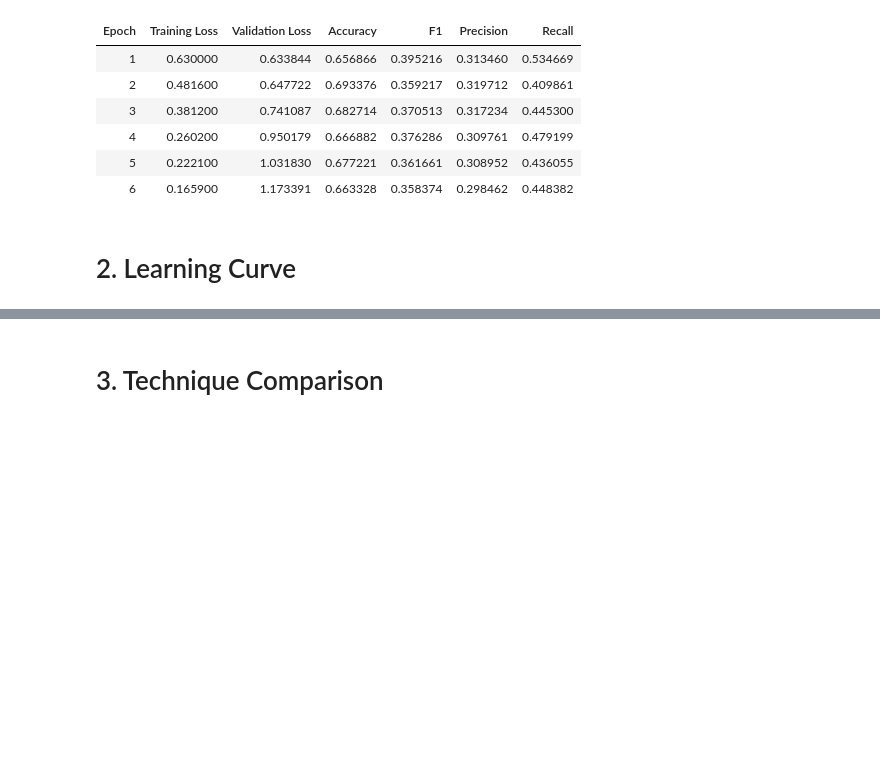
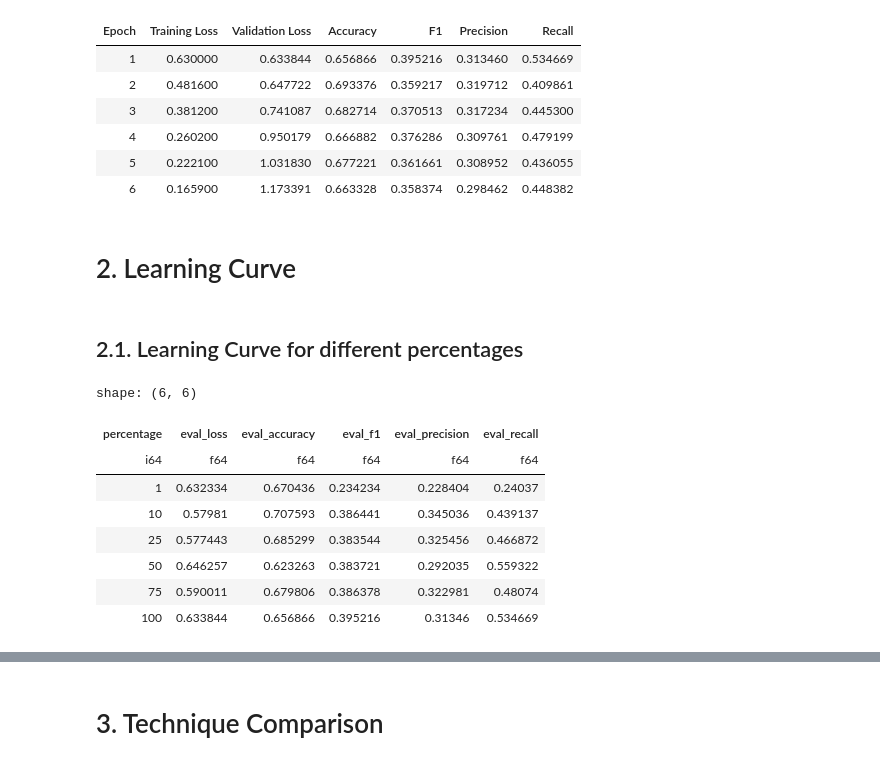
Before and after one commit to pablo-fdz/adv_nlp_final_assessment, a Jupyter notebook: part_3_soa_comparison_pablo.ipynb, the cells around one changed output, grey strips where cells are left out. Cells and saved outputs as stored; diff of their text form; code cells hidden in the pictures; blank space fills up the shorter version.

```diff
--- a/part_3_soa_comparison_pablo.ipynb
+++ b/part_3_soa_comparison_pablo.ipynb
@@ -185,6 +167,59 @@ You should probably TRAIN this model on a down-stream task to be able to use it
 | 6 | 0.165900 | 1.173391 | 0.663328 | 0.358374 | 0.298462 | 0.448382 |
 # %% [markdown]
 # 2.  Learning Curve
+# %% [markdown]
+## 2.1. Learning Curve for different percentages
+# %%
+# First, we load all of the results for each of the different percentages
+results1 = pl.read_parquet(os.path.join('results', 'part_3', 'a', 'cls_fine_tuning_results_camembert-base_1pct.parquet'))
+results10 = pl.read_parquet(os.path.join('results', 'part_3', 'a', 'cls_fine_tuning_results_camembert-base_10pct.parquet'))
+results25 = pl.read_parquet(os.path.join('results', 'part_3', 'a', 'cls_fine_tuning_results_camembert-base_25pct.parquet'))
+results50 = pl.read_parquet(os.path.join('results', 'part_3', 'a', 'cls_fine_tuning_results_camembert-base_50pct.parquet'))
+results75 = pl.read_parquet(os.path.join('results', 'part_3', 'a', 'cls_fine_tuning_results_camembert-base_75pct.parquet'))
+results100 = pl.read_parquet(os.path.join('results', 'part_3', 'a', 'cls_fine_tuning_results_camembert-base_100pct.parquet'))
+
+# Create a list to store the summary data for each percentage
+summary_data = []
+
+# Define the percentage and corresponding result dataframes
+percentage_results = [
+    (1, results1),
+    (10, results10),
+    (25, results25),
+    (50, results50),
+    (75, results75),
+    (100, results100)
+]
+
+# Extract metrics for each percentage
+for percentage, result_df in percentage_results:
+    # Find the best epoch (lowest eval_loss)
+    best_epoch_idx = result_df['eval_loss'].arg_min()  # Get the index of the best epoch
+    best_epoch = result_df[best_epoch_idx]
+
+    # Add to summary data
+    summary_data.append({
+        'percentage': percentage,
+        'eval_loss': best_epoch['eval_loss'][0],
+        'eval_accuracy': best_epoch['eval_accuracy'][0],
+        'eval_f1': best_epoch['eval_f1'][0],
+        'eval_precision': best_epoch['eval_precision'][0],
+        'eval_recall': best_epoch['eval_recall'][0]
+    })
+
+# Create the summary DataFrame
+summary_df = pl.DataFrame(summary_data)
+display(summary_df)
+# %% [output]
+shape: (6, 6)
+| percentage | eval_loss | eval_accuracy | eval_f1 | eval_precision | eval_recall |
+| i64 | f64 | f64 | f64 | f64 | f64 |
+| 1 | 0.632334 | 0.670436 | 0.234234 | 0.228404 | 0.24037 |
+| 10 | 0.57981 | 0.707593 | 0.386441 | 0.345036 | 0.439137 |
+| 25 | 0.577443 | 0.685299 | 0.383544 | 0.325456 | 0.466872 |
+| 50 | 0.646257 | 0.623263 | 0.383721 | 0.292035 | 0.559322 |
+| 75 | 0.590011 | 0.679806 | 0.386378 | 0.322981 | 0.48074 |
+| 100 | 0.633844 | 0.656866 | 0.395216 | 0.31346 | 0.534669 |
 # %%
 import matplotlib.pyplot as plt
 
```
Also changed, not shown: parts of 3 cells of this notebook.
